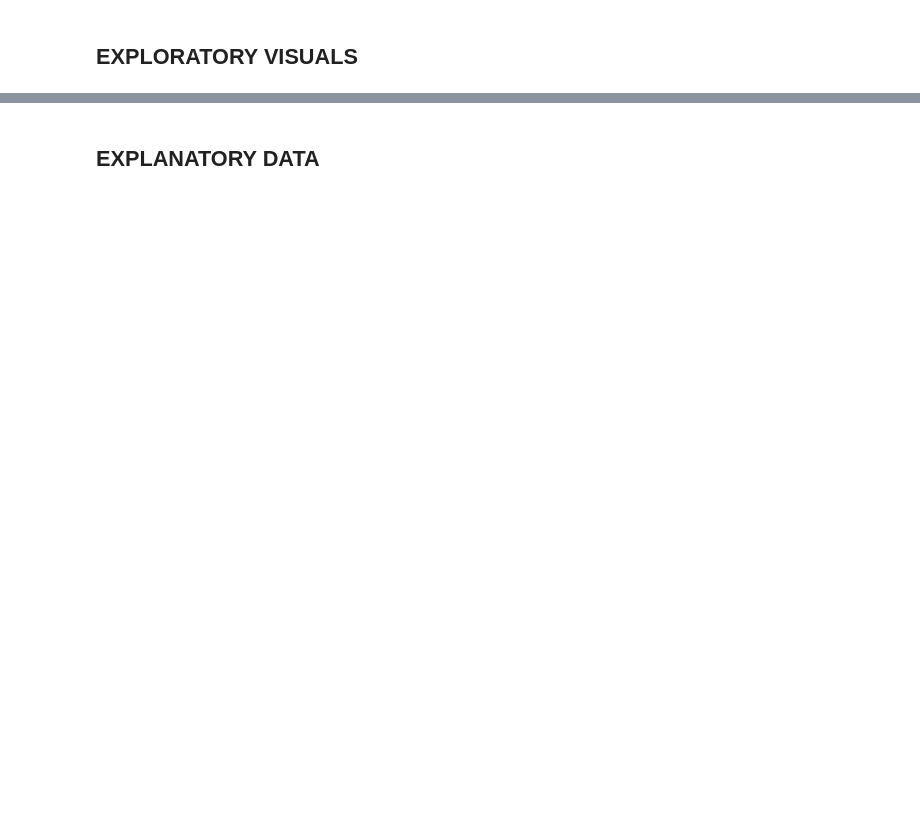
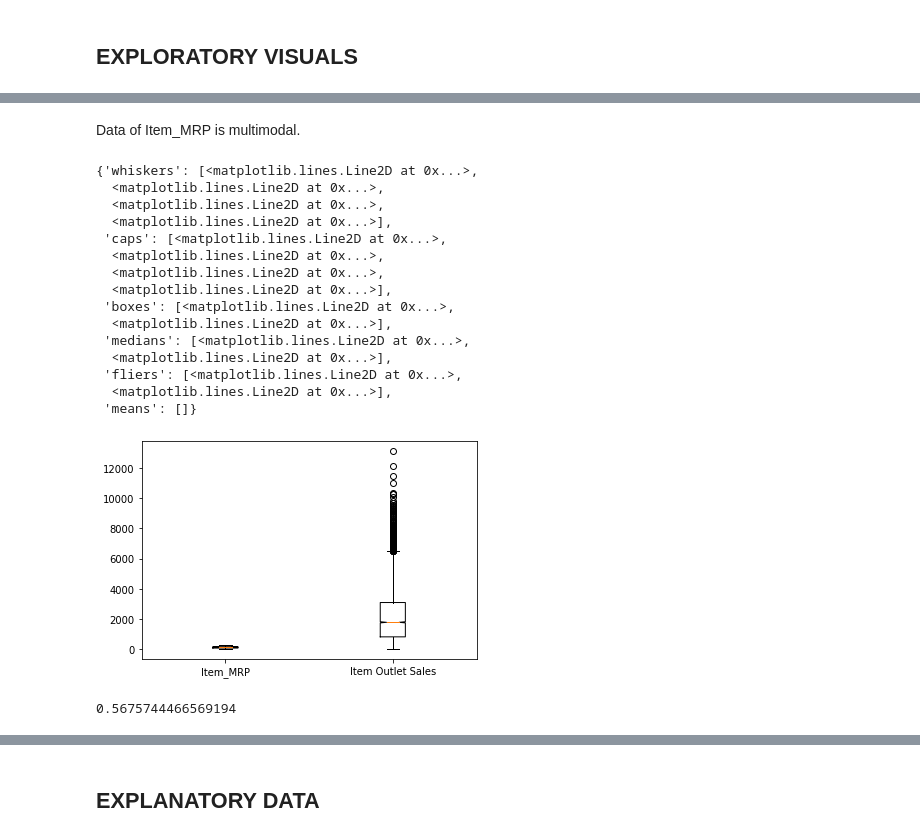
Before and after one commit to ashsotoo/Sales-Predictions, a Jupyter notebook: SALES_DATA.ipynb, the cells around one changed output, grey strips where cells are left out. Cells and saved outputs as stored; diff of their text form; code cells hidden in the pictures; blank space fills up the shorter version.

```diff
--- a/SALES_DATA.ipynb
+++ b/SALES_DATA.ipynb
@@ -126,0 +156,28 @@ df
+# %% [markdown]
+Data of Item_MRP is multimodal.
+# %%
+mrp = df['Item_MRP']
+sales = df['Item_Outlet_Sales']
+plt.boxplot([mrp,sales], labels=['Item_MRP', 'Item Outlet Sales'], notch=True)
+# %% [output]
+{'whiskers': [<matplotlib.lines.Line2D at 0x...>,
+  <matplotlib.lines.Line2D at 0x...>,
+  <matplotlib.lines.Line2D at 0x...>,
+  <matplotlib.lines.Line2D at 0x...>],
+ 'caps': [<matplotlib.lines.Line2D at 0x...>,
+  <matplotlib.lines.Line2D at 0x...>,
+  <matplotlib.lines.Line2D at 0x...>,
+  <matplotlib.lines.Line2D at 0x...>],
+ 'boxes': [<matplotlib.lines.Line2D at 0x...>,
+  <matplotlib.lines.Line2D at 0x...>],
+ 'medians': [<matplotlib.lines.Line2D at 0x...>,
+  <matplotlib.lines.Line2D at 0x...>],
+ 'fliers': [<matplotlib.lines.Line2D at 0x...>,
+  <matplotlib.lines.Line2D at 0x...>],
+ 'means': []}
+[figure, added]
+# %%
+correlation = df['Item_MRP'].corr(df['Item_Outlet_Sales'])
+correlation
+# %% [output]
+0.5675744466569194
```
Also changed, not shown: parts of 7 cells of this notebook.
